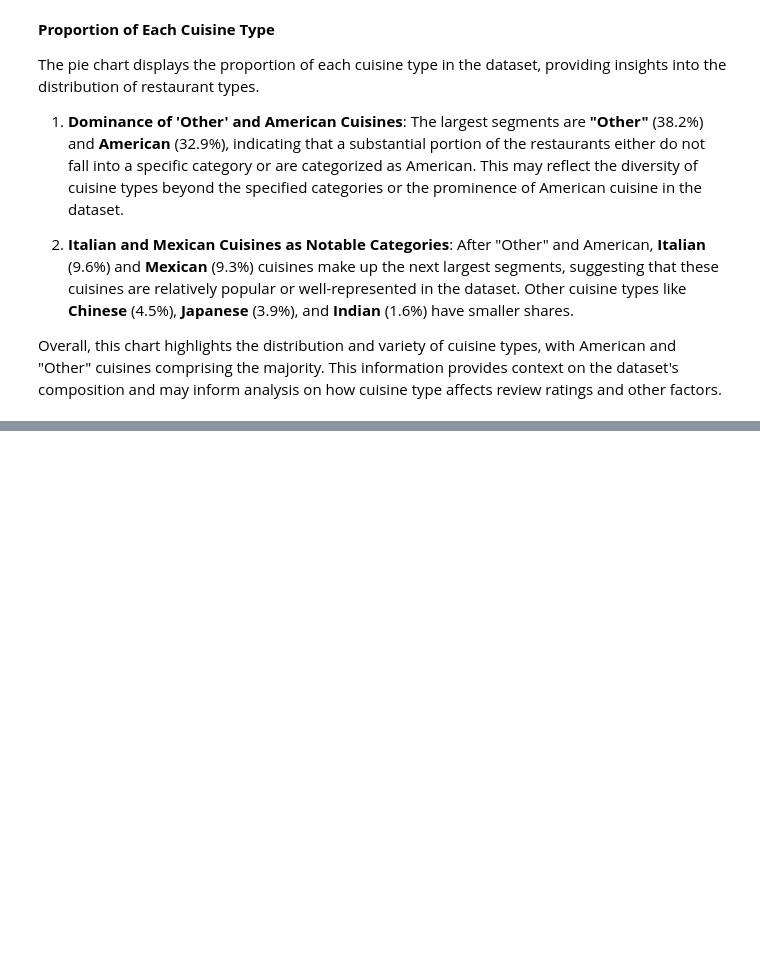
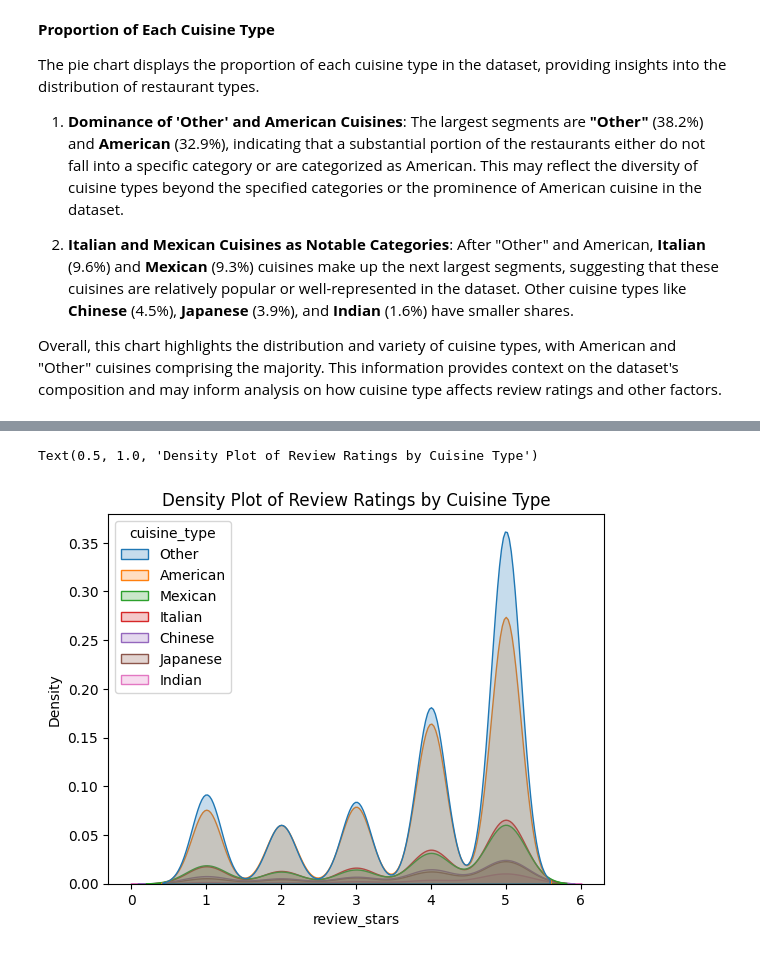
Before and after one commit to zihaohugh/SI-618-Final-Project, a Jupyter notebook: analysis.ipynb, the cells around one changed output, grey strips where cells are left out. Drawn from its saved outputs; the diff is of its cells as text; code cells hidden in the pictures; blank space fills up the shorter version.

```diff
--- a/analysis.ipynb
+++ b/analysis.ipynb
@@ -690,0 +747,6 @@ Overall, this chart highlights the distribution and variety of cuisine types, wi
+# %%
+sns.kdeplot(data = merged_df, x = 'review_stars', hue = 'cuisine_type', fill = True)
+plt.title('Density Plot of Review Ratings by Cuisine Type')
+# %% [output]
+Text(0.5, 1.0, 'Density Plot of Review Ratings by Cuisine Type')
+[figure, added]
```
Also changed, not shown: parts of 37 cells of this notebook.
